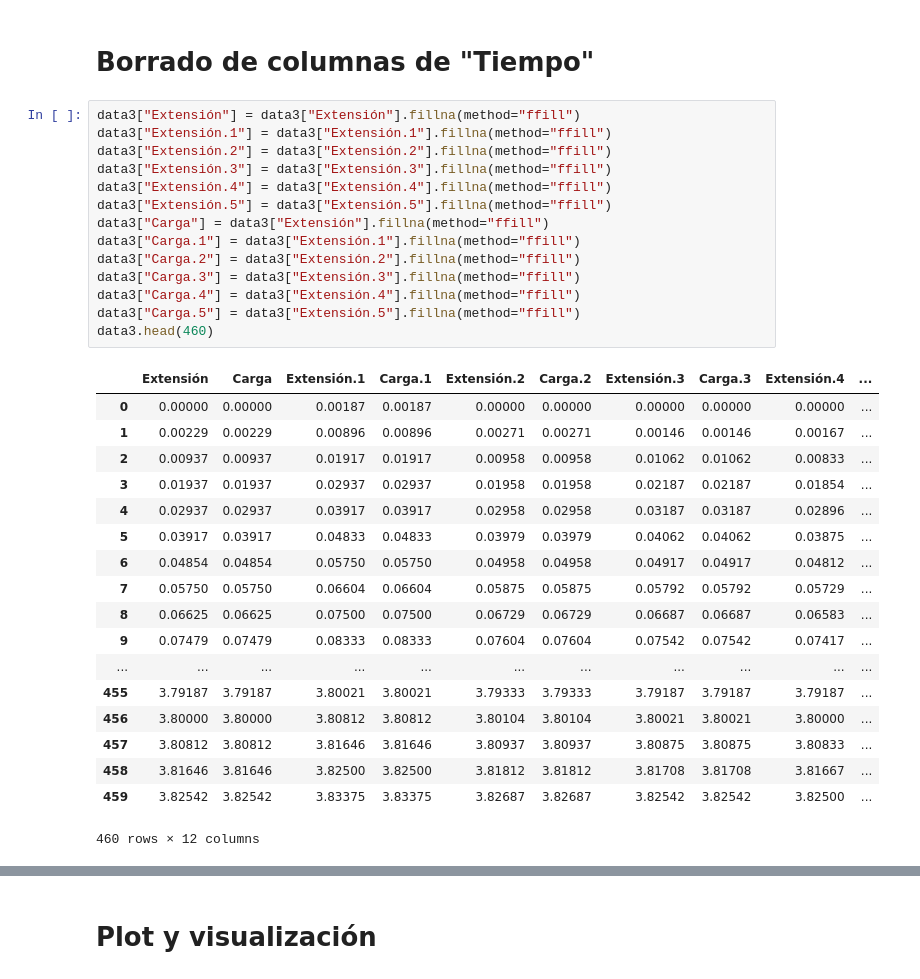
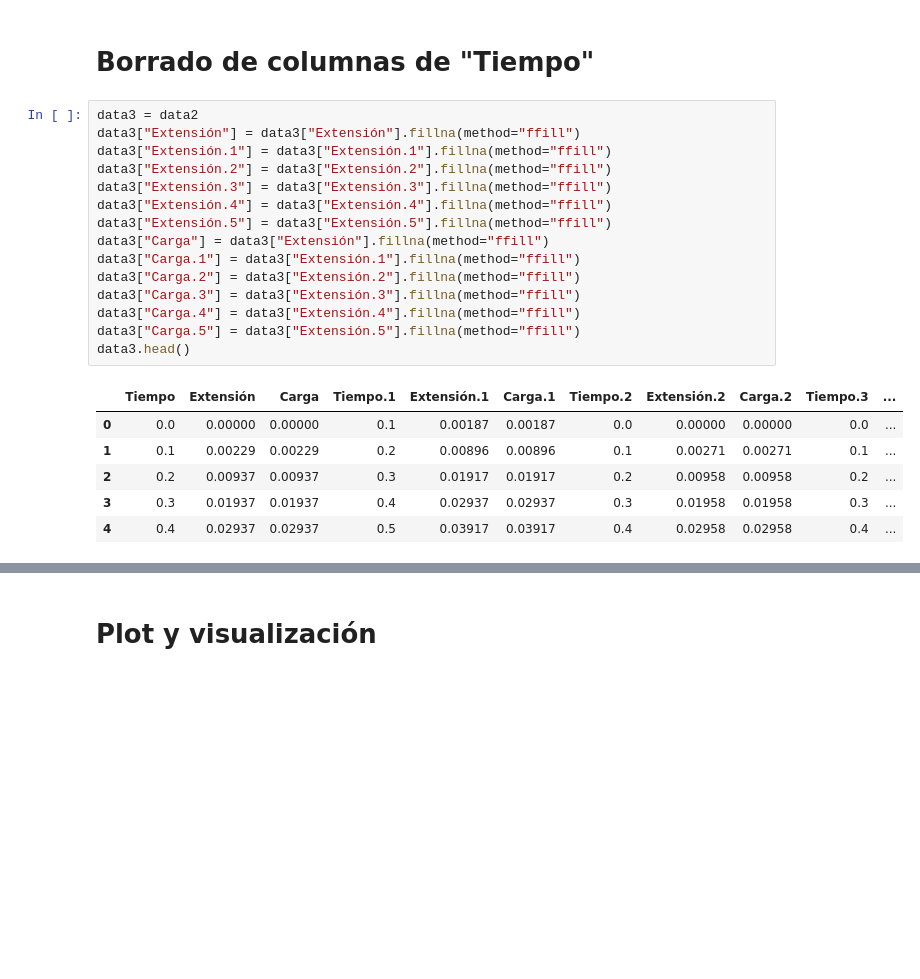
Before and after one commit to zeus2301/Analisis, a Jupyter notebook: Análisis de datos1.ipynb, the cells around one changed output, grey strips where cells are left out. Drawn from its saved outputs; the diff is of its cells as text; blank space fills up the shorter version.

```diff
--- a/Análisis de datos1.ipynb
+++ b/Análisis de datos1.ipynb
@@ -112,38 +112,27 @@ data2.head()
 # %% [markdown]
 # Borrado de columnas de "Tiempo"
 # %%
+data3 = data2
 data3["Extensión"] = data3["Extensión"].fillna(method="ffill")
 data3["Extensión.1"] = data3["Extensión.1"].fillna(method="ffill")
 data3["Extensión.2"] = data3["Extensión.2"].fillna(method="ffill")
 data3["Extensión.3"] = data3["Extensión.3"].fillna(method="ffill")
 data3["Extensión.4"] = data3["Extensión.4"].fillna(method="ffill")
 data3["Extensión.5"] = data3["Extensión.5"].fillna(method="ffill")
 data3["Carga"] = data3["Extensión"].fillna(method="ffill")
 data3["Carga.1"] = data3["Extensión.1"].fillna(method="ffill")
 data3["Carga.2"] = data3["Extensión.2"].fillna(method="ffill")
 data3["Carga.3"] = data3["Extensión.3"].fillna(method="ffill")
 data3["Carga.4"] = data3["Extensión.4"].fillna(method="ffill")
 data3["Carga.5"] = data3["Extensión.5"].fillna(method="ffill")
-data3.head(460)
+data3.head()
 # %% [output]
-|  | Extensión | Carga | Extensión.1 | Carga.1 | Extensión.2 | Carga.2 | Extensión.3 | Carga.3 | Extensión.4 | ... |
-| 0 | 0.00000 | 0.00000 | 0.00187 | 0.00187 | 0.00000 | 0.00000 | 0.00000 | 0.00000 | 0.00000 | ... |
-| 1 | 0.00229 | 0.00229 | 0.00896 | 0.00896 | 0.00271 | 0.00271 | 0.00146 | 0.00146 | 0.00167 | ... |
-| 2 | 0.00937 | 0.00937 | 0.01917 | 0.01917 | 0.00958 | 0.00958 | 0.01062 | 0.01062 | 0.00833 | ... |
-| 3 | 0.01937 | 0.01937 | 0.02937 | 0.02937 | 0.01958 | 0.01958 | 0.02187 | 0.02187 | 0.01854 | ... |
-| 4 | 0.02937 | 0.02937 | 0.03917 | 0.03917 | 0.02958 | 0.02958 | 0.03187 | 0.03187 | 0.02896 | ... |
-| 5 | 0.03917 | 0.03917 | 0.04833 | 0.04833 | 0.03979 | 0.03979 | 0.04062 | 0.04062 | 0.03875 | ... |
-| 6 | 0.04854 | 0.04854 | 0.05750 | 0.05750 | 0.04958 | 0.04958 | 0.04917 | 0.04917 | 0.04812 | ... |
-| 7 | 0.05750 | 0.05750 | 0.06604 | 0.06604 | 0.05875 | 0.05875 | 0.05792 | 0.05792 | 0.05729 | ... |
-| 8 | 0.06625 | 0.06625 | 0.07500 | 0.07500 | 0.06729 | 0.06729 | 0.06687 | 0.06687 | 0.06583 | ... |
-| 9 | 0.07479 | 0.07479 | 0.08333 | 0.08333 | 0.07604 | 0.07604 | 0.07542 | 0.07542 | 0.07417 | ... |
-| ... | ... | ... | ... | ... | ... | ... | ... | ... | ... | ... |
-| 455 | 3.79187 | 3.79187 | 3.80021 | 3.80021 | 3.79333 | 3.79333 | 3.79187 | 3.79187 | 3.79187 | ... |
-| 456 | 3.80000 | 3.80000 | 3.80812 | 3.80812 | 3.80104 | 3.80104 | 3.80021 | 3.80021 | 3.80000 | ... |
-| 457 | 3.80812 | 3.80812 | 3.81646 | 3.81646 | 3.80937 | 3.80937 | 3.80875 | 3.80875 | 3.80833 | ... |
-| 458 | 3.81646 | 3.81646 | 3.82500 | 3.82500 | 3.81812 | 3.81812 | 3.81708 | 3.81708 | 3.81667 | ... |
-| 459 | 3.82542 | 3.82542 | 3.83375 | 3.83375 | 3.82687 | 3.82687 | 3.82542 | 3.82542 | 3.82500 | ... |
+|  | Tiempo | Extensión | Carga | Tiempo.1 | Extensión.1 | Carga.1 | Tiempo.2 | Extensión.2 | Carga.2 | Tiempo.3 | ... |
+| 0 | 0.0 | 0.00000 | 0.00000 | 0.1 | 0.00187 | 0.00187 | 0.0 | 0.00000 | 0.00000 | 0.0 | ... |
+| 1 | 0.1 | 0.00229 | 0.00229 | 0.2 | 0.00896 | 0.00896 | 0.1 | 0.00271 | 0.00271 | 0.1 | ... |
+| 2 | 0.2 | 0.00937 | 0.00937 | 0.3 | 0.01917 | 0.01917 | 0.2 | 0.00958 | 0.00958 | 0.2 | ... |
+| 3 | 0.3 | 0.01937 | 0.01937 | 0.4 | 0.02937 | 0.02937 | 0.3 | 0.01958 | 0.01958 | 0.3 | ... |
+| 4 | 0.4 | 0.02937 | 0.02937 | 0.5 | 0.03917 | 0.03917 | 0.4 | 0.02958 | 0.02958 | 0.4 | ... |
-460 rows × 12 columns
 # %%
 data3 =data
 data3 =data3.drop(["Tiempo", "Tiempo.1", "Tiempo.2", "Tiempo.3","Tiempo.4","Tiempo.5"],axis=1)
```
Also changed, not shown: parts of 16 cells of this notebook.
